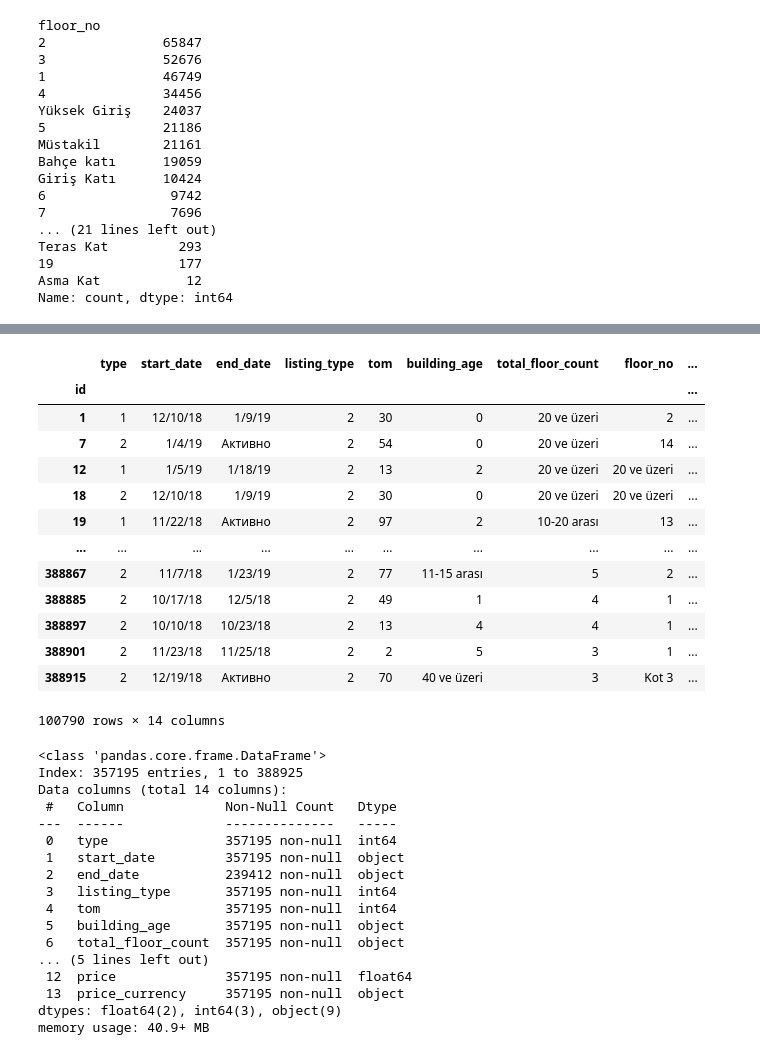
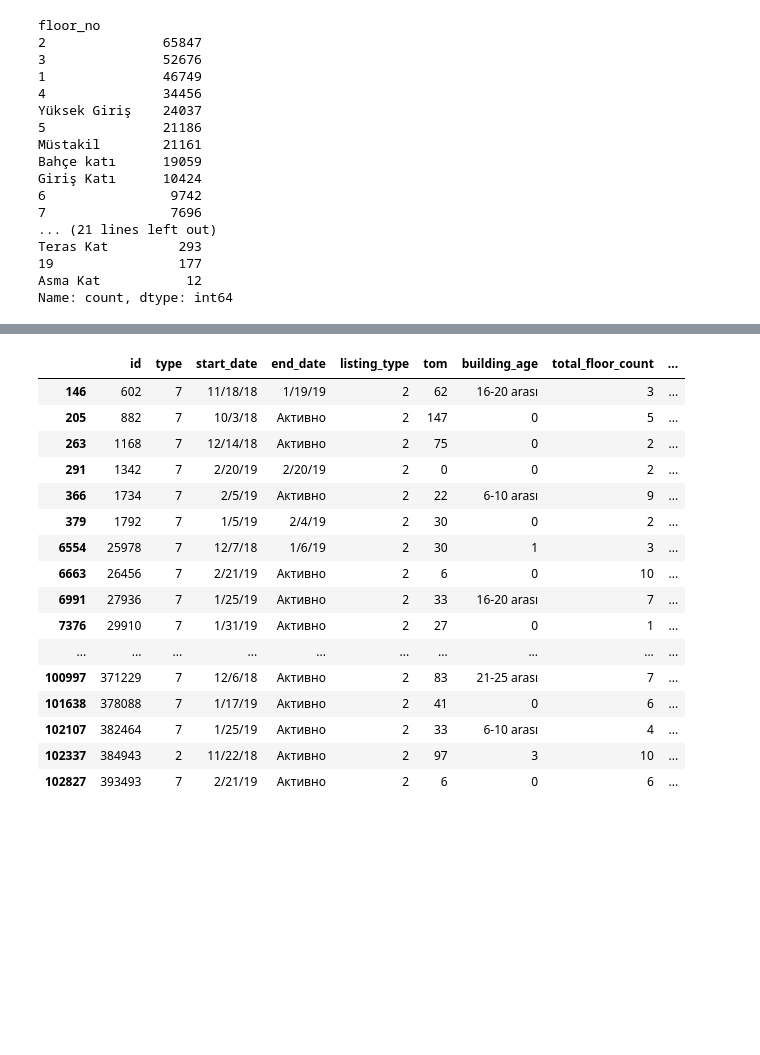
Before and after one commit to Rev1ze/team_build, a Jupyter notebook: team_proj 4kurs.ipynb, the cells around one changed output, grey strips where cells are left out. Drawn from its saved outputs; the diff is of its cells as text; code cells hidden in the pictures; blank space fills up the shorter version.

```diff
--- a/team_proj 4kurs.ipynb
+++ b/team_proj 4kurs.ipynb
@@ -503 +544,16 @@ USD       389
 Name: count, dtype: int64
+# %%
+exchange_rates = {
+    'EUR': 48.08,
+    'GBP': 55.0,
+    'USD': 79.78,
+    'TRY': 1
+}
+
+for i, row in df.iterrows():
+    curr = row['price_currency']
+    if curr in ['GBP', 'USD', 'TRY']:
+        df.at[i, 'price'] = row['price'] * (exchange_rates[curr] / exchange_rates['EUR'])
+        df.at[i, 'price_currency'] = 'EUR'
+
+df.price_currency.value_counts()
@@ -503,0 +564,4 @@ Name: count, dtype: int64
+# %%
+pd.options.display.float_format = '{:.1f}'.format
+# %%
+df['price'] = df['price'].round(1)
@@ -504,3 +626,5 @@ Name: count, dtype: int64
 # %%
 df_sell = df[df['listing_type'] == 1]
 df_rent = df[df['listing_type'] == 2]
+df_sell.reset_index(inplace=True)
+df_rent.reset_index(inplace=True)
@@ -524,37 +631,20 @@ df_sell
-# %%
-df_rent
-# %% [output]
-|  | type | start_date | end_date | listing_type | tom | building_age | total_floor_count | floor_no | ... |
-| id |  |  |  |  |  |  |  |  | ... |
-| 1 | 1 | 12/10/18 | 1/9/19 | 2 | 30 | 0 | 20 ve üzeri | 2 | ... |
-| 7 | 2 | 1/4/19 | Активно | 2 | 54 | 0 | 20 ve üzeri | 14 | ... |
-| 12 | 1 | 1/5/19 | 1/18/19 | 2 | 13 | 2 | 20 ve üzeri | 20 ve üzeri | ... |
-| 18 | 2 | 12/10/18 | 1/9/19 | 2 | 30 | 0 | 20 ve üzeri | 20 ve üzeri | ... |
-| 19 | 1 | 11/22/18 | Активно | 2 | 97 | 2 | 10-20 arası | 13 | ... |
-| ... | ... | ... | ... | ... | ... | ... | ... | ... | ... |
-| 388867 | 2 | 11/7/18 | 1/23/19 | 2 | 77 | 11-15 arası | 5 | 2 | ... |
-| 388885 | 2 | 10/17/18 | 12/5/18 | 2 | 49 | 1 | 4 | 1 | ... |
-| 388897 | 2 | 10/10/18 | 10/23/18 | 2 | 13 | 4 | 4 | 1 | ... |
-| 388901 | 2 | 11/23/18 | 11/25/18 | 2 | 2 | 5 | 3 | 1 | ... |
-| 388915 | 2 | 12/19/18 | Активно | 2 | 70 | 40 ve üzeri | 3 | Kot 3 | ... |
-100790 rows × 14 columns
-# %%
-df.info()
-# %% [output]
-<class 'pandas.core.frame.DataFrame'>
-Index: 357195 entries, 1 to 388925
-Data columns (total 14 columns):
- #   Column             Non-Null Count   Dtype
----  ------             --------------   -----
- 0   type               357195 non-null  int64
- 1   start_date         357195 non-null  object
- 2   end_date           239412 non-null  object
- 3   listing_type       357195 non-null  int64
- 4   tom                357195 non-null  int64
- 5   building_age       357195 non-null  object
- 6   total_floor_count  357195 non-null  object
-... (5 lines left out)
- 12  price              357195 non-null  float64
- 13  price_currency     357195 non-null  object
-dtypes: float64(2), int64(3), object(9)
-memory usage: 40.9+ MB
+# %%
+df_rent[df_rent['size'] > 1000]
+# %% [output]
+|  | id | type | start_date | end_date | listing_type | tom | building_age | total_floor_count | ... |
+| 146 | 602 | 7 | 11/18/18 | 1/19/19 | 2 | 62 | 16-20 arası | 3 | ... |
+| 205 | 882 | 7 | 10/3/18 | Активно | 2 | 147 | 0 | 5 | ... |
+| 263 | 1168 | 7 | 12/14/18 | Активно | 2 | 75 | 0 | 2 | ... |
+| 291 | 1342 | 7 | 2/20/19 | 2/20/19 | 2 | 0 | 0 | 2 | ... |
+| 366 | 1734 | 7 | 2/5/19 | Активно | 2 | 22 | 6-10 arası | 9 | ... |
+| 379 | 1792 | 7 | 1/5/19 | 2/4/19 | 2 | 30 | 0 | 2 | ... |
+| 6554 | 25978 | 7 | 12/7/18 | 1/6/19 | 2 | 30 | 1 | 3 | ... |
+| 6663 | 26456 | 7 | 2/21/19 | Активно | 2 | 6 | 0 | 10 | ... |
+| 6991 | 27936 | 7 | 1/25/19 | Активно | 2 | 33 | 16-20 arası | 7 | ... |
+| 7376 | 29910 | 7 | 1/31/19 | Активно | 2 | 27 | 0 | 1 | ... |
+| ... | ... | ... | ... | ... | ... | ... | ... | ... | ... |
+| 100997 | 371229 | 7 | 12/6/18 | Активно | 2 | 83 | 21-25 arası | 7 | ... |
+| 101638 | 378088 | 7 | 1/17/19 | Активно | 2 | 41 | 0 | 6 | ... |
+| 102107 | 382464 | 7 | 1/25/19 | Активно | 2 | 33 | 6-10 arası | 4 | ... |
+| 102337 | 384943 | 2 | 11/22/18 | Активно | 2 | 97 | 3 | 10 | ... |
+| 102827 | 393493 | 7 | 2/21/19 | Активно | 2 | 6 | 0 | 6 | ... |
```
Also changed, not shown: parts of 41 cells of this notebook, 1 other file.
